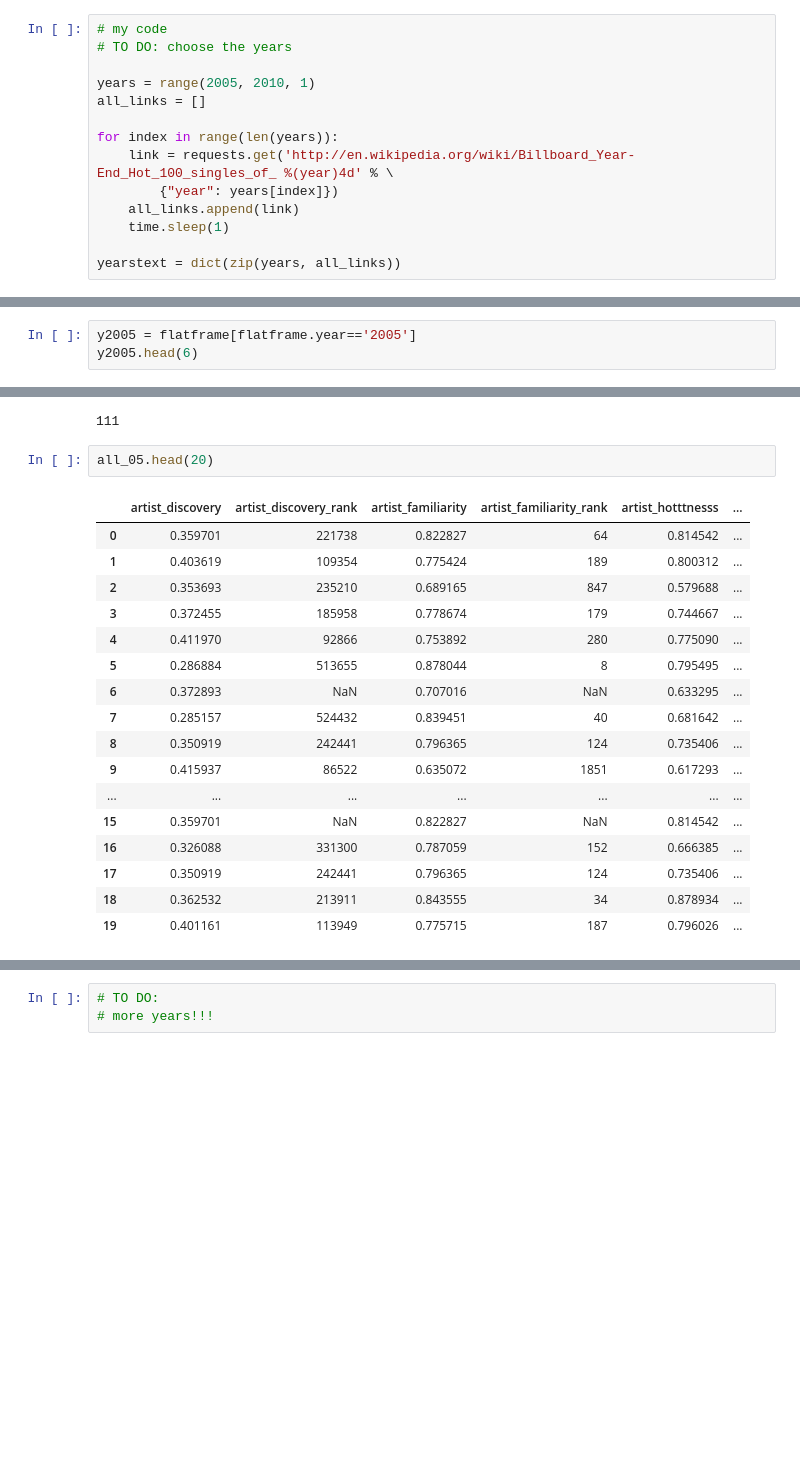
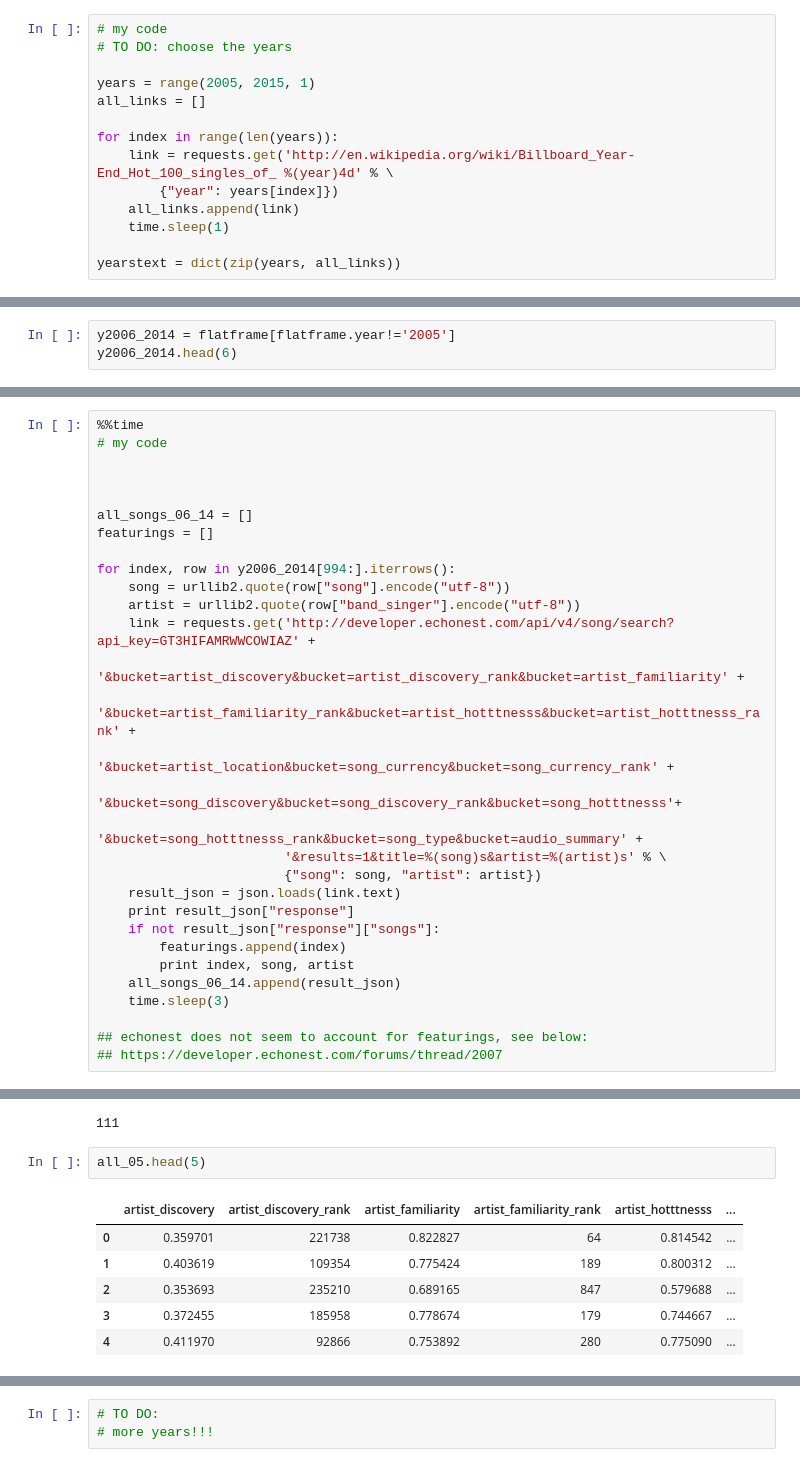
Before and after one commit to matlisa/crimsondance, a Jupyter notebook: Final Project.ipynb, the cells around one changed output, grey strips where cells are left out. Drawn from its saved outputs; the diff is of its cells as text; blank space fills up the shorter version.

```diff
--- a/Final Project.ipynb
+++ b/Final Project.ipynb
@@ -37,7 +37,7 @@ We want to obtain a list of songs to query information for using the Echo Nest A
 # my code
 # TO DO: choose the years
 
-years = range(2005, 2010, 1)
+years = range(2005, 2015, 1)
 all_links = []
 
 for index in range(len(years)):
@@ -192,5 +204,5 @@ Here, I am retrieving data for only one year; the requests should take less than
 # %%
-y2005 = flatframe[flatframe.year=='2005']
-y2005.head(6)
+y2006_2014 = flatframe[flatframe.year!='2005']
+y2006_2014.head(6)
 # %% [output]
 |  | year | band_singer | ranking | song | songurl | url |
@@ -251,0 +354,30 @@ Wall time: 8min 46s
+# %%
+%%time
+# my code
+
+
+
+all_songs_06_14 = []
+featurings = []
+
+for index, row in y2006_2014[994:].iterrows():
+    song = urllib2.quote(row["song"].encode("utf-8"))
+    artist = urllib2.quote(row["band_singer"].encode("utf-8"))
+    link = requests.get('http://developer.echonest.com/api/v4/song/search?api_key=GT3HIFAMRWWCOWIAZ' +
+                        '&bucket=artist_discovery&bucket=artist_discovery_rank&bucket=artist_familiarity' +
+                        '&bucket=artist_familiarity_rank&bucket=artist_hotttnesss&bucket=artist_hotttnesss_rank' +
+                        '&bucket=artist_location&bucket=song_currency&bucket=song_currency_rank' +
+                        '&bucket=song_discovery&bucket=song_discovery_rank&bucket=song_hotttnesss'+
+                        '&bucket=song_hotttnesss_rank&bucket=song_type&bucket=audio_summary' +
+                        '&results=1&title=%(song)s&artist=%(artist)s' % \
+                        {"song": song, "artist": artist})
+    result_json = json.loads(link.text)
+    print result_json["response"]
+    if not result_json["response"]["songs"]:
+        featurings.append(index)
+        print index, song, artist
+    all_songs_06_14.append(result_json)
+    time.sleep(3)
+
+## echonest does not seem to account for featurings, see below:
+## https://developer.echonest.com/forums/thread/2007
@@ -378,22 +570,11 @@ len(all_05)
 # %% [output]
 111
 # %%
-all_05.head(20)
+all_05.head(5)
 # %% [output]
 |  | artist_discovery | artist_discovery_rank | artist_familiarity | artist_familiarity_rank | artist_hotttnesss | ... |
 | 0 | 0.359701 | 221738 | 0.822827 | 64 | 0.814542 | ... |
 | 1 | 0.403619 | 109354 | 0.775424 | 189 | 0.800312 | ... |
 | 2 | 0.353693 | 235210 | 0.689165 | 847 | 0.579688 | ... |
 | 3 | 0.372455 | 185958 | 0.778674 | 179 | 0.744667 | ... |
 | 4 | 0.411970 | 92866 | 0.753892 | 280 | 0.775090 | ... |
-| 5 | 0.286884 | 513655 | 0.878044 | 8 | 0.795495 | ... |
-| 6 | 0.372893 | NaN | 0.707016 | NaN | 0.633295 | ... |
-| 7 | 0.285157 | 524432 | 0.839451 | 40 | 0.681642 | ... |
-| 8 | 0.350919 | 242441 | 0.796365 | 124 | 0.735406 | ... |
-| 9 | 0.415937 | 86522 | 0.635072 | 1851 | 0.617293 | ... |
-| ... | ... | ... | ... | ... | ... | ... |
-| 15 | 0.359701 | NaN | 0.822827 | NaN | 0.814542 | ... |
-| 16 | 0.326088 | 331300 | 0.787059 | 152 | 0.666385 | ... |
-| 17 | 0.350919 | 242441 | 0.796365 | 124 | 0.735406 | ... |
-| 18 | 0.362532 | 213911 | 0.843555 | 34 | 0.878934 | ... |
-| 19 | 0.401161 | 113949 | 0.775715 | 187 | 0.796026 | ... |
```
Also changed, not shown: parts of 20 cells of this notebook, 1 other file.
